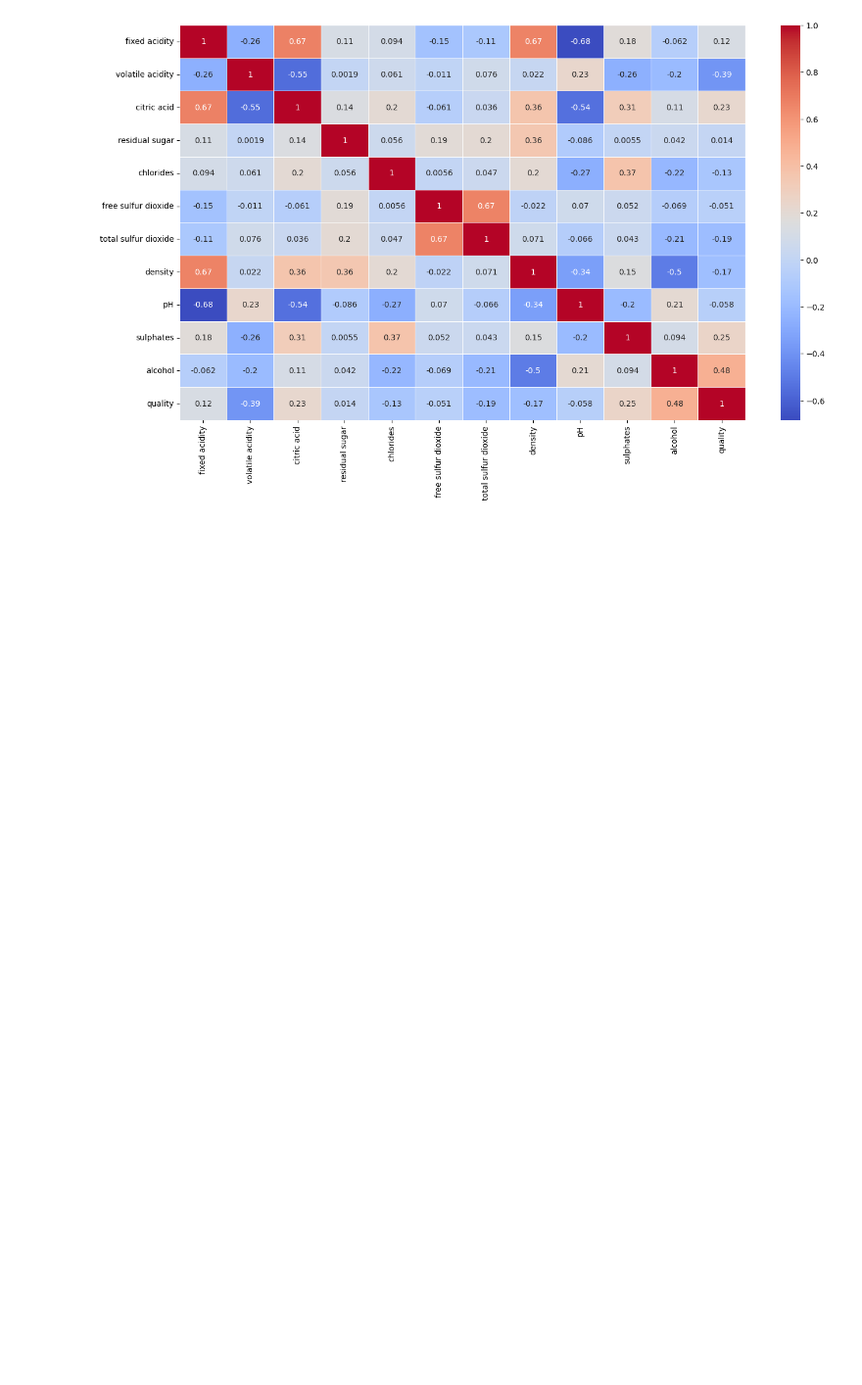
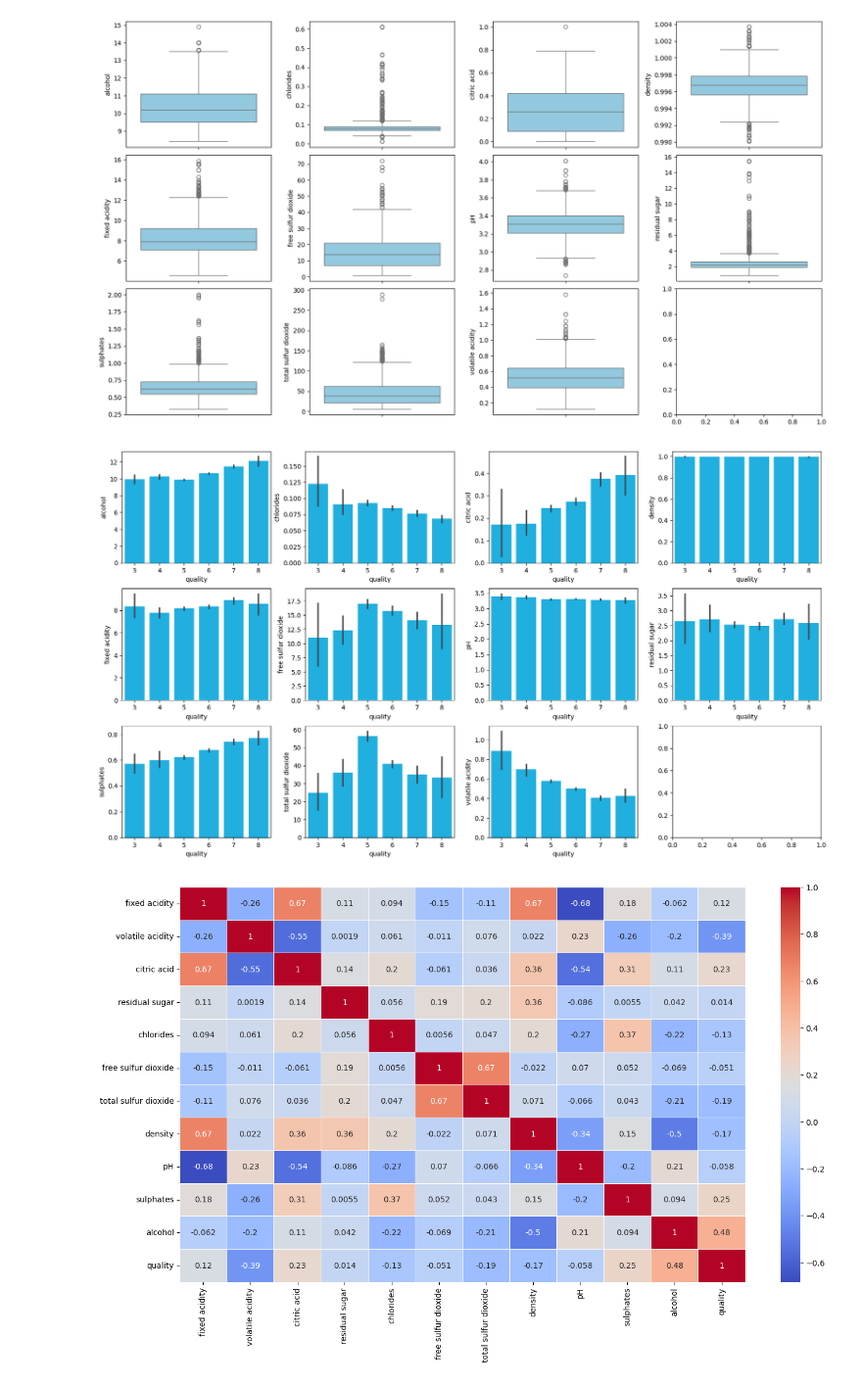
Before and after one commit to rockfiller/Prediction-of-quality-of-Wine, a Jupyter notebook: Prediction_of_quality_of_Wine.ipynb, the cells around one changed output. Shown: that part at 98% size. Cells and saved outputs as stored; diff of their text form; code cells hidden in the pictures; blank space fills up the shorter version.

```diff
--- a/Prediction_of_quality_of_Wine.ipynb
+++ b/Prediction_of_quality_of_Wine.ipynb
@@ -36 +63,31 @@ None
+# %%
+def plot_subplots(data, plot_type, nrows, ncols, figsize, exclude_col):
+    '''
+    Plot multiple charts (boxplots or barplots) for a given dataset.
+
+    Parameters:
+        data: DataFrame to plot
+        plot_type: Type of chart ('boxplot' or 'barplot')
+        nrows: Number of rows of subplots
+        ncols: Number of columns of subplots
+        figsize: Figure size (tuple)
+        exclude_col: Column to exclude from plotting
+    '''
+    fig, axes = plt.subplots(nrows=nrows, ncols=ncols, figsize=figsize)
+    axes = axes.flatten()
+    for i, col in enumerate(data.columns.difference(exclude_col)):
+        if plot_type == 'boxplot':
+            sns.boxplot(data=data, y=data[col], ax=axes[i], color='skyblue')
+        elif plot_type == 'barplot':
+            sns.barplot(data=data, x='quality', y=data[col], ax=axes[i], color='deepskyblue')
+        else:
+            raise ValueError('Invalid plot type')
+    plt.tight_layout(pad=0.5)
+    plt.show()
+
+plot_subplots(data=df, plot_type='boxplot', nrows=3, ncols=4, figsize=(16, 9), exclude_col=['quality'])
+plot_subplots(data=df, plot_type='barplot', nrows=3, ncols=4, figsize=(16, 9), exclude_col=['quality'])
+# %% [output]
+[figure, added]
+[figure, added]
 # %%
```
Also changed, not shown: parts of 17 cells of this notebook.
